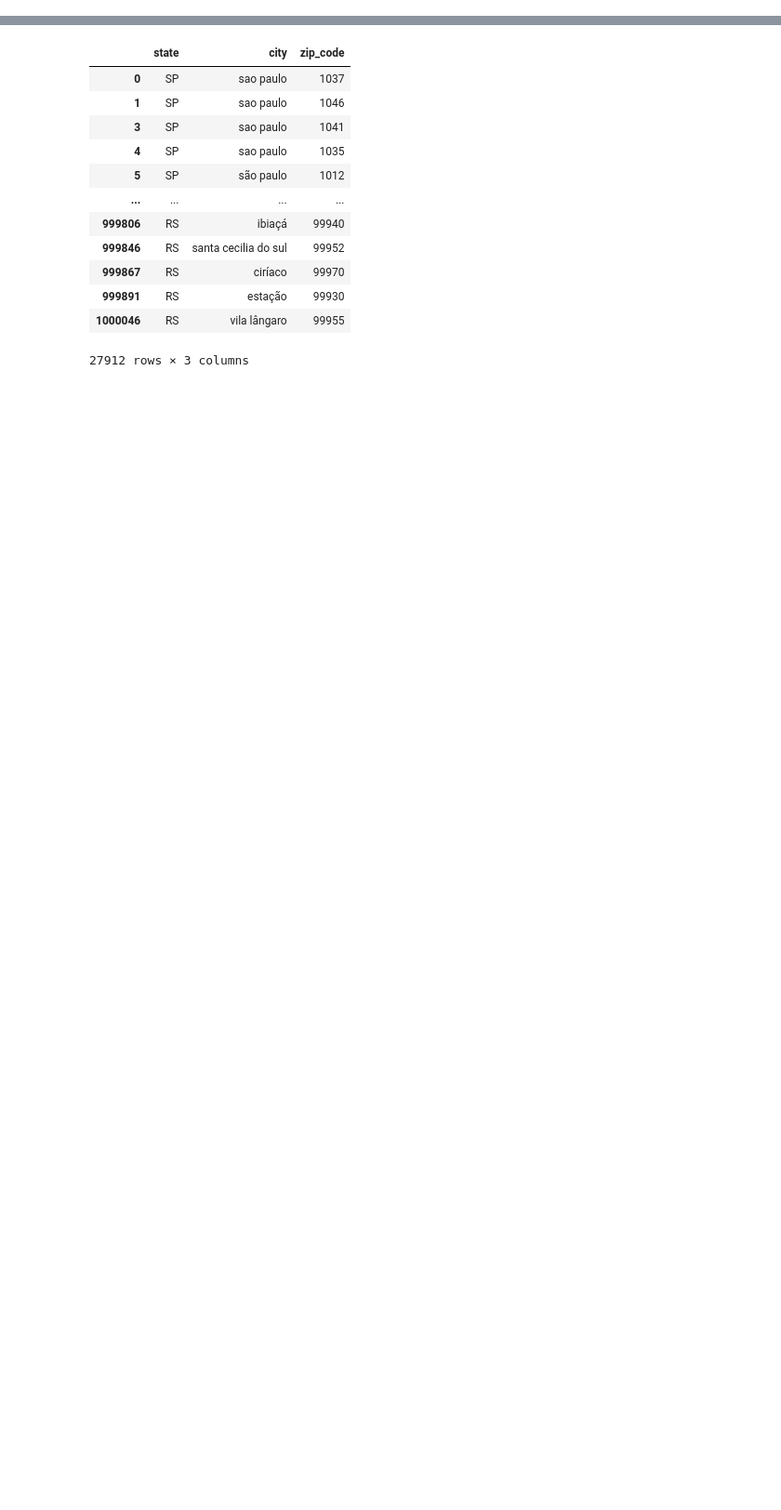
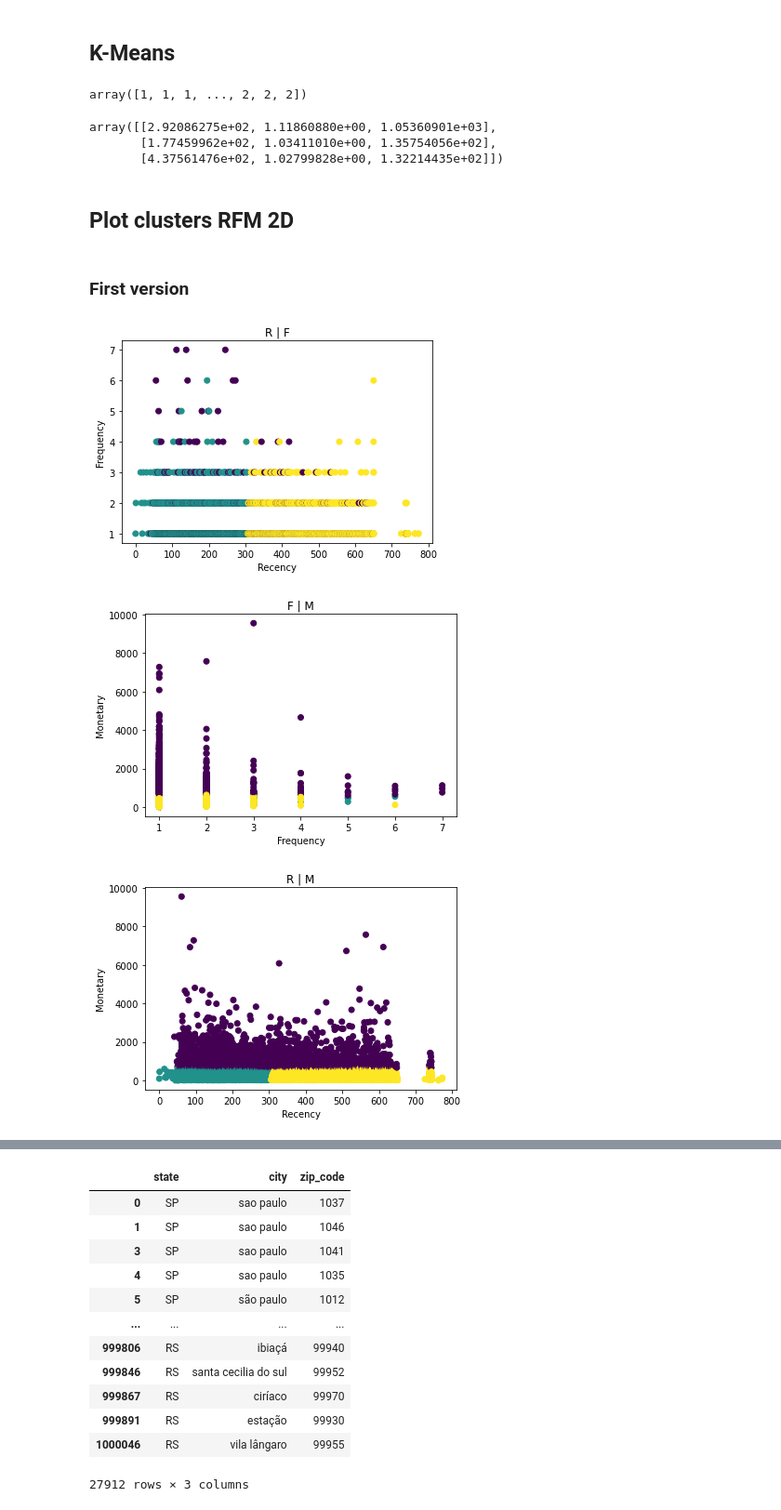
Before and after one commit to Franck-PepperLabs/pepper_olist_market_segmentation, a Jupyter notebook: jupyter/scratchpad.ipynb, the cells around one changed output, grey strips where cells are left out. Shown at 93% size. Cells and saved outputs as stored; diff of their text form; code cells hidden in the pictures; blank space fills up the shorter version.

```diff
--- a/jupyter/scratchpad.ipynb
+++ b/jupyter/scratchpad.ipynb
@@ -653,0 +36,44 @@ There are 27912 `(state, city, zip_code)` 3-keys in `geolocation`.
+# %% [markdown]
+## K-Means
+# %%
+from sklearn.cluster import KMeans
+n_clusters = 3
+_3_means = KMeans(n_clusters=n_clusters, random_state=0)
+_3_means.fit_predict(crfm_1)
+clu_labels = _3_means.labels_
+clu_centers = _3_means.cluster_centers_
+rfm = r, f, m = crfm_1.R, crfm_1.F, crfm_1.M
+rfm_labels = r_label, f_label, m_label = 'Recency', 'Frequency', 'Monetary'
+rfm_centers = r_centers, f_centers, m_centers = (
+    clu_centers[:, 0],
+    clu_centers[:, 1],
+    clu_centers[:, 2],
+)
+display(clu_labels)
+display(clu_centers)
+# %% [output]
+array([1, 1, 1, ..., 2, 2, 2])
+array([[2.92086275e+02, 1.11860880e+00, 1.05360901e+03],
+       [1.77459962e+02, 1.03411010e+00, 1.35754056e+02],
+       [4.37561476e+02, 1.02799828e+00, 1.32214435e+02]])
+# %% [markdown]
+## Plot clusters RFM 2D
+# %% [markdown]
+### First version
+# %%
+import matplotlib.pyplot as plt
+def plot_clusters_2d_v1(x, y, title, xlabel, ylabel, clu_labels):
+    plt.scatter(x, y, c=clu_labels)
+    plt.title(title)
+    plt.xlabel(xlabel)
+    plt.ylabel(ylabel)
+    plt.show()
+# %%
+from olist_commons import plot_clusters_3d_v1
+plot_clusters_2d_v1(r, f, 'R | F', r_label, f_label, clu_labels)
+plot_clusters_2d_v1(f, m, 'F | M', f_label, m_label, clu_labels)
+plot_clusters_2d_v1(r, m, 'R | M', r_label, m_label, clu_labels)
+# %% [output]
+[figure, added]
+[figure, added]
+[figure, added]
```
Also changed, not shown: parts of 298 cells of this notebook.
